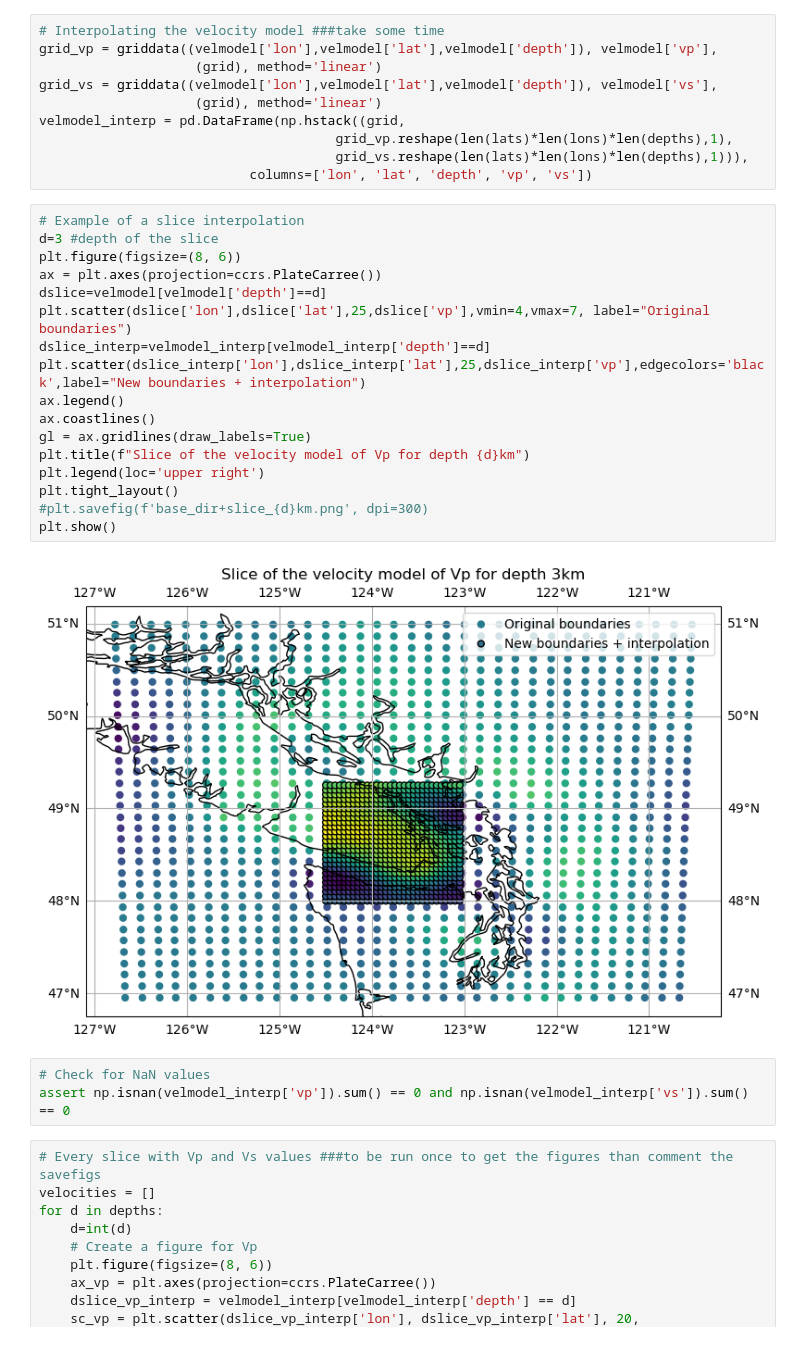
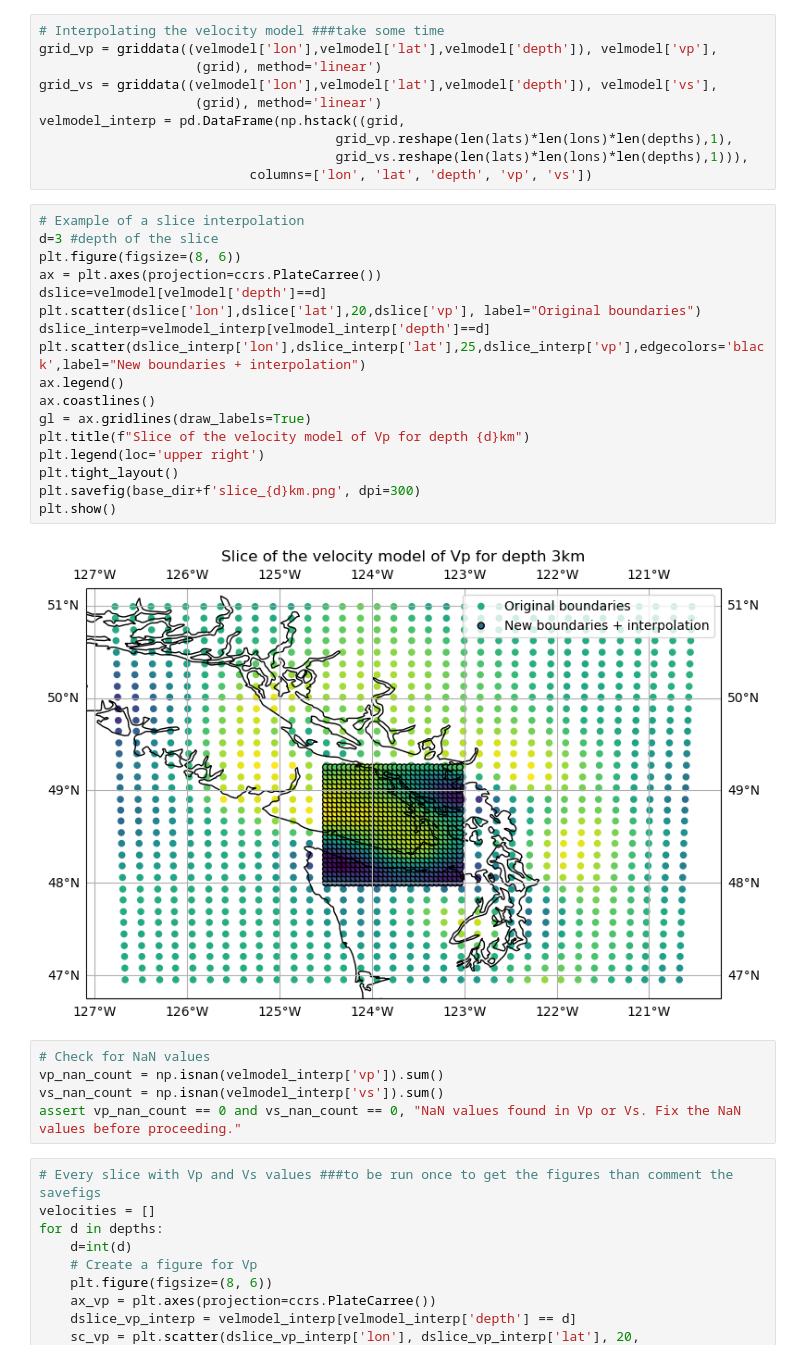
Before and after one commit to papinlois/sw4, a Jupyter notebook: project/NonLinLoc/Matching_VelModel.ipynb, the cells around one changed output. Cells and saved outputs as stored; diff of their text form.

```diff
--- a/project/NonLinLoc/Matching_VelModel.ipynb
+++ b/project/NonLinLoc/Matching_VelModel.ipynb
@@ -212,25 +212,27 @@ velmodel_interp = pd.DataFrame(np.hstack((grid,
 # %%
 # Example of a slice interpolation
 d=3 #depth of the slice
 plt.figure(figsize=(8, 6))
 ax = plt.axes(projection=ccrs.PlateCarree())
 dslice=velmodel[velmodel['depth']==d]
-plt.scatter(dslice['lon'],dslice['lat'],25,dslice['vp'],vmin=4,vmax=7, label="Original boundaries")
+plt.scatter(dslice['lon'],dslice['lat'],20,dslice['vp'], label="Original boundaries")
 dslice_interp=velmodel_interp[velmodel_interp['depth']==d]
 plt.scatter(dslice_interp['lon'],dslice_interp['lat'],25,dslice_interp['vp'],edgecolors='black',label="New boundaries + interpolation")
 ax.legend()
 ax.coastlines()
 gl = ax.gridlines(draw_labels=True)
 plt.title(f"Slice of the velocity model of Vp for depth {d}km")
 plt.legend(loc='upper right')
 plt.tight_layout()
-#plt.savefig(f'base_dir+slice_{d}km.png', dpi=300)
+plt.savefig(base_dir+f'slice_{d}km.png', dpi=300)
 plt.show()
 # %% [output]
-[figure, old version]
+[figure, new version]
 # %%
 # Check for NaN values
-assert np.isnan(velmodel_interp['vp']).sum() == 0 and np.isnan(velmodel_interp['vs']).sum() == 0
+vp_nan_count = np.isnan(velmodel_interp['vp']).sum()
+vs_nan_count = np.isnan(velmodel_interp['vs']).sum()
+assert vp_nan_count == 0 and vs_nan_count == 0, "NaN values found in Vp or Vs. Fix the NaN values before proceeding."
 # %%
 # Every slice with Vp and Vs values ###to be run once to get the figures than comment the savefigs
 velocities = []
```
Also changed, not shown: parts of 2 cells of this notebook, 2 other files.
